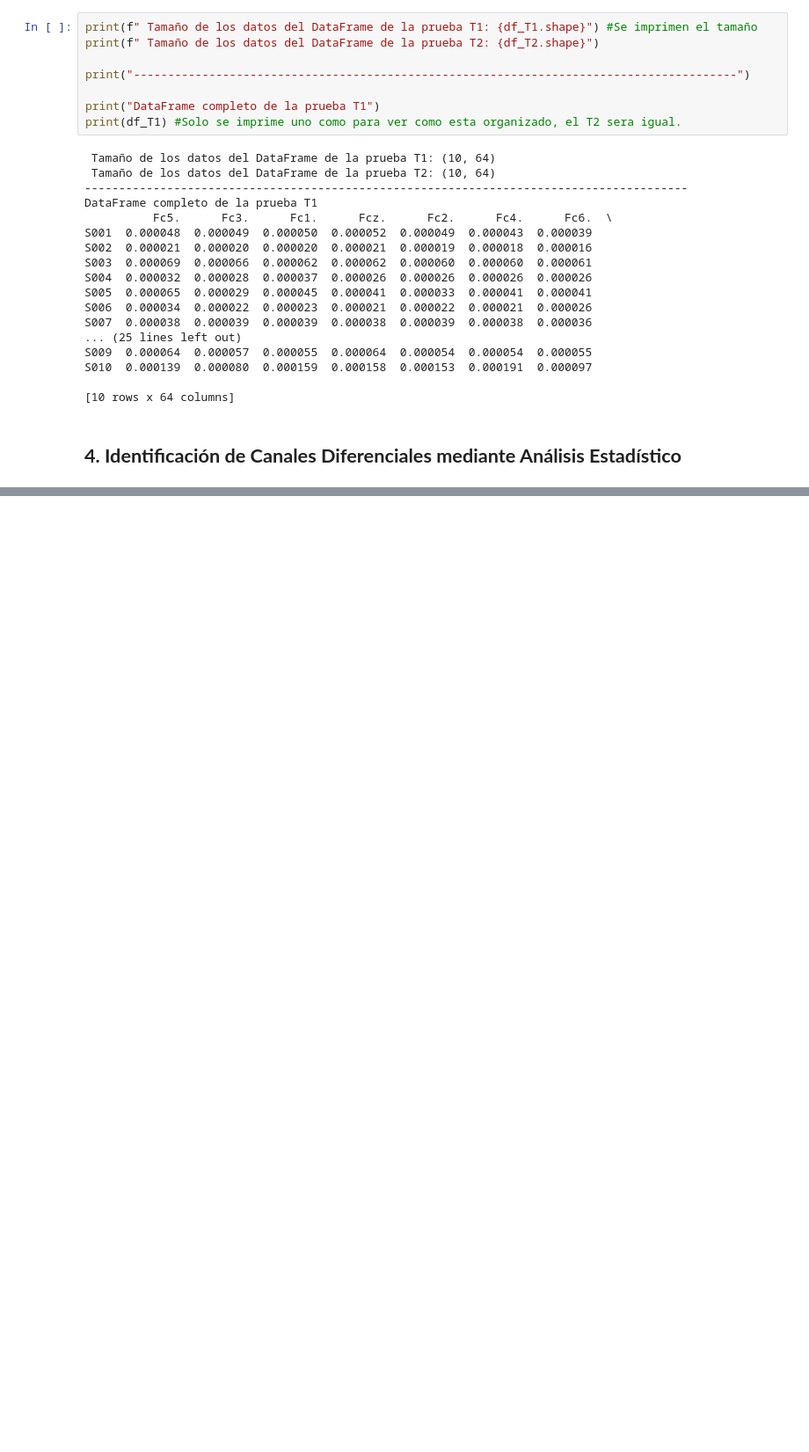
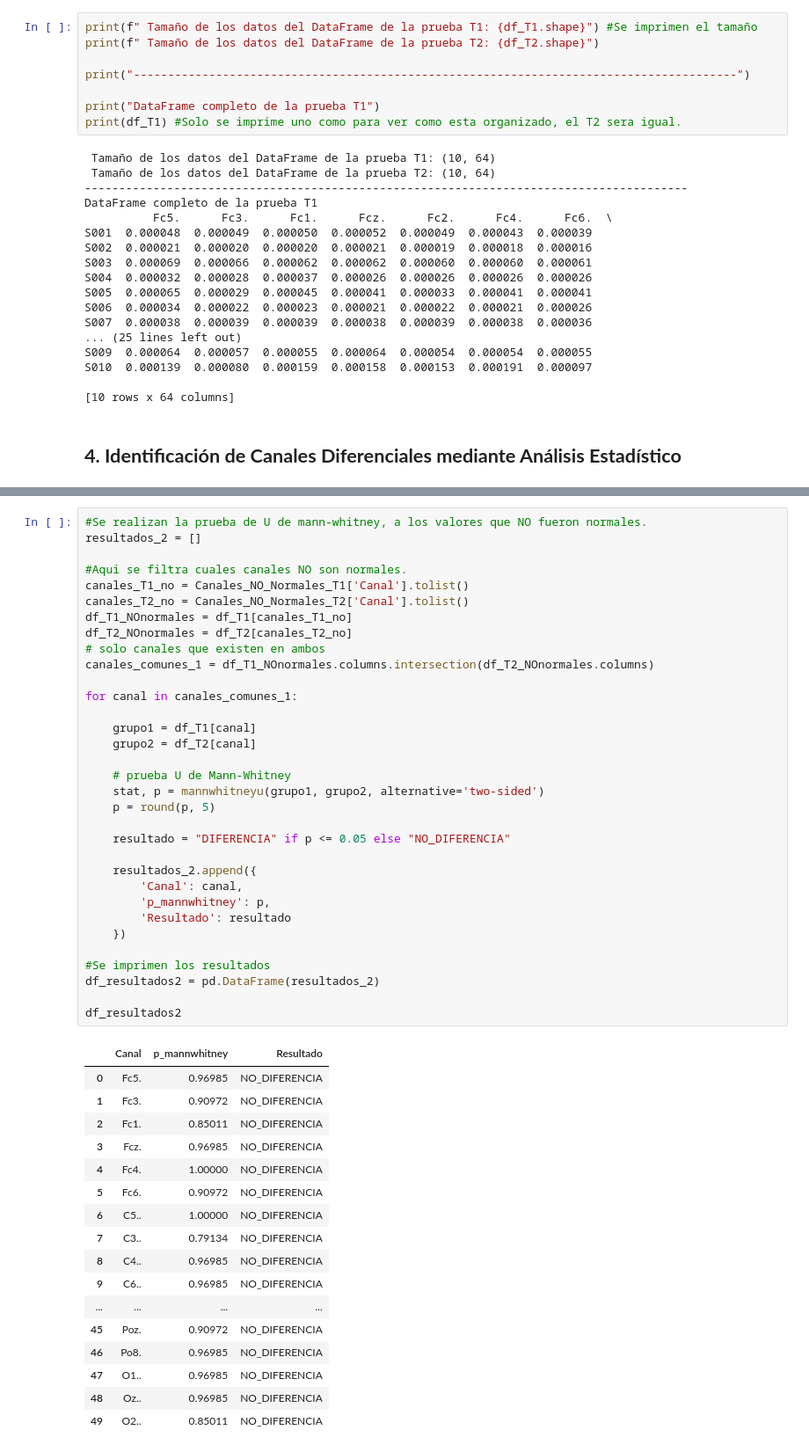
Before and after one commit to decagsito/Biosenales_20261, a Jupyter notebook: Practica_3_P2.ipynb, the cells around one changed output, grey strips where cells are left out. Shown at 88% size. Drawn from its saved outputs; the diff is of its cells as text; blank space fills up the shorter version.

```diff
--- a/Practica_3_P2.ipynb
+++ b/Practica_3_P2.ipynb
@@ -344 +343,52 @@ Index: []
+# %%
+#Se realizan la prueba de U de mann-whitney, a los valores que NO fueron normales.
+resultados_2 = []
+
+#Aqui se filtra cuales canales NO son normales.
+canales_T1_no = Canales_NO_Normales_T1['Canal'].tolist()
+canales_T2_no = Canales_NO_Normales_T2['Canal'].tolist()
+df_T1_NOnormales = df_T1[canales_T1_no]
+df_T2_NOnormales = df_T2[canales_T2_no]
+# solo canales que existen en ambos
+canales_comunes_1 = df_T1_NOnormales.columns.intersection(df_T2_NOnormales.columns)
+
+for canal in canales_comunes_1:
+
+    grupo1 = df_T1[canal]
+    grupo2 = df_T2[canal]
+
+    # prueba U de Mann-Whitney
+    stat, p = mannwhitneyu(grupo1, grupo2, alternative='two-sided')
+    p = round(p, 5)
+
+    resultado = "DIFERENCIA" if p <= 0.05 else "NO_DIFERENCIA"
+
+    resultados_2.append({
+        'Canal': canal,
+        'p_mannwhitney': p,
+        'Resultado': resultado
+    })
+
+#Se imprimen los resultados
+df_resultados2 = pd.DataFrame(resultados_2)
+
+df_resultados2
+# %% [output]
+|  | Canal | p_mannwhitney | Resultado |
+| 0 | Fc5. | 0.96985 | NO_DIFERENCIA |
+| 1 | Fc3. | 0.90972 | NO_DIFERENCIA |
+| 2 | Fc1. | 0.85011 | NO_DIFERENCIA |
+| 3 | Fcz. | 0.96985 | NO_DIFERENCIA |
+| 4 | Fc4. | 1.00000 | NO_DIFERENCIA |
+| 5 | Fc6. | 0.90972 | NO_DIFERENCIA |
+| 6 | C5.. | 1.00000 | NO_DIFERENCIA |
+| 7 | C3.. | 0.79134 | NO_DIFERENCIA |
+| 8 | C4.. | 0.96985 | NO_DIFERENCIA |
+| 9 | C6.. | 0.96985 | NO_DIFERENCIA |
+| ... | ... | ... | ... |
+| 45 | Poz. | 0.90972 | NO_DIFERENCIA |
+| 46 | Po8. | 0.96985 | NO_DIFERENCIA |
+| 47 | O1.. | 0.96985 | NO_DIFERENCIA |
+| 48 | Oz.. | 0.96985 | NO_DIFERENCIA |
+| 49 | O2.. | 0.85011 | NO_DIFERENCIA |
 # %%
```
Also changed, not shown: parts of 11 cells of this notebook.
